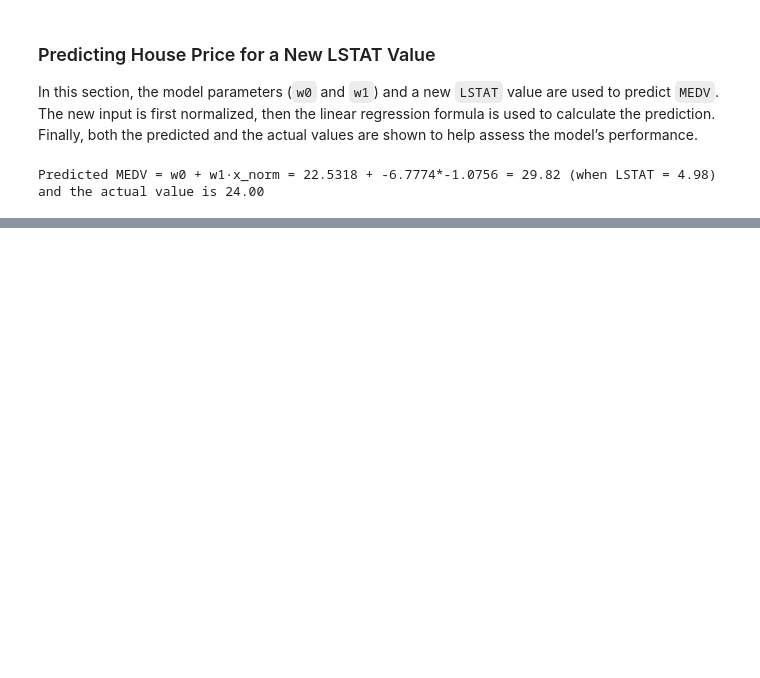
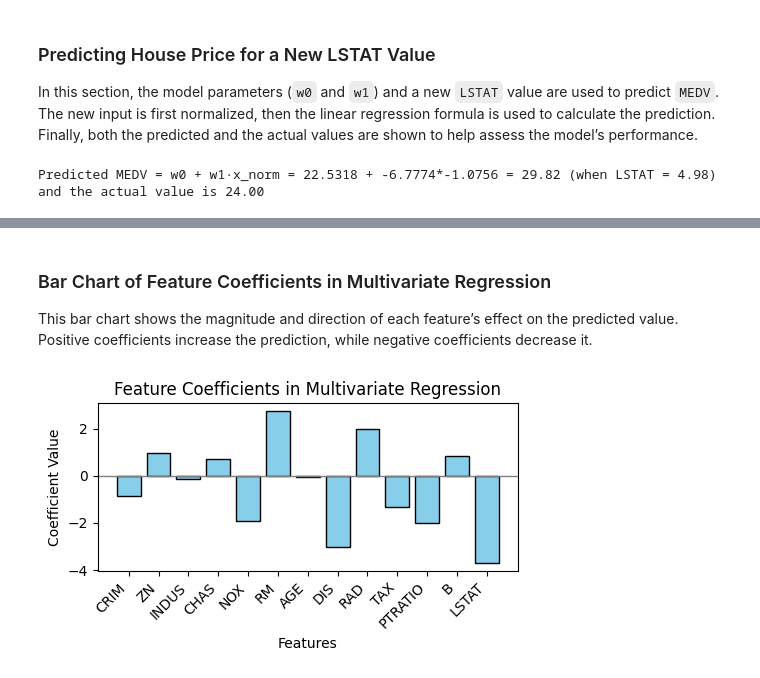
Before and after one commit to Mahdi-Farhani/Plot-and-Regressions, a Jupyter notebook: boston.ipynb, the cells around one changed output, grey strips where cells are left out. Cells and saved outputs as stored; diff of their text form; code cells hidden in the pictures; blank space fills up the shorter version.

```diff
--- a/boston.ipynb
+++ b/boston.ipynb
@@ -161,0 +272,20 @@ Predicted MEDV = w0 + w1·x_norm = 22.5318 + -6.7774*-1.0756 = 29.82 (when LSTAT
+# %% [markdown]
+### Bar Chart of Feature Coefficients in Multivariate Regression
+This bar chart shows the magnitude and direction of each feature’s effect on the predicted value. Positive coefficients increase the prediction, while negative coefficients decrease it.
+# %%
+feature_names = list(X.columns)
+coefficients  = theta[1:]
+
+plt.figure(figsize=(5, 3))
+bars = plt.bar(feature_names, coefficients, color='skyblue', edgecolor='k')
+plt.axhline(0, color='gray', linewidth=1)
+
+plt.xticks(rotation=45, ha='right')
+plt.title("Feature Coefficients in Multivariate Regression")
+plt.xlabel("Features")
+plt.ylabel("Coefficient Value")
+
+plt.tight_layout()
+plt.show()
+# %% [output]
+[figure, added]
```
Also changed, not shown: parts of 20 cells of this notebook.
